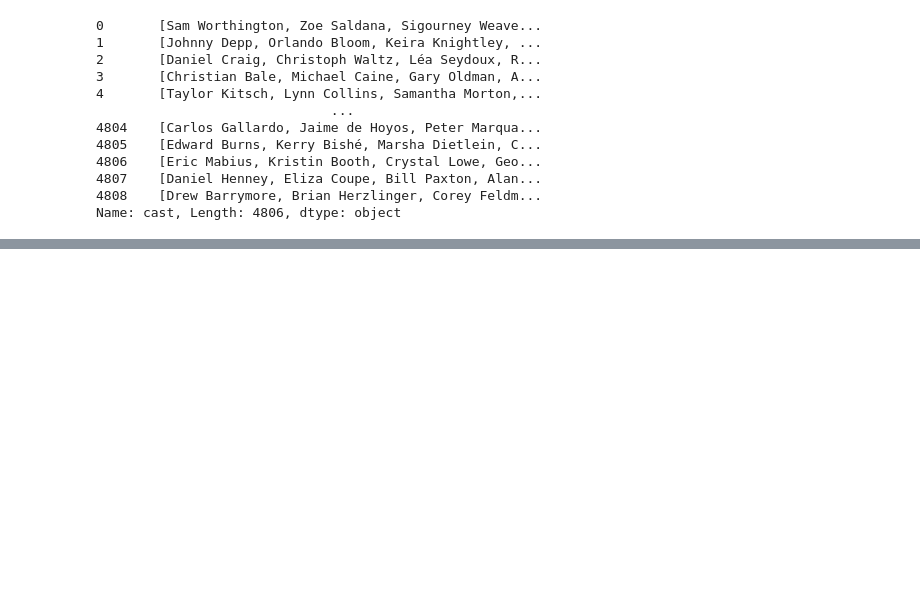
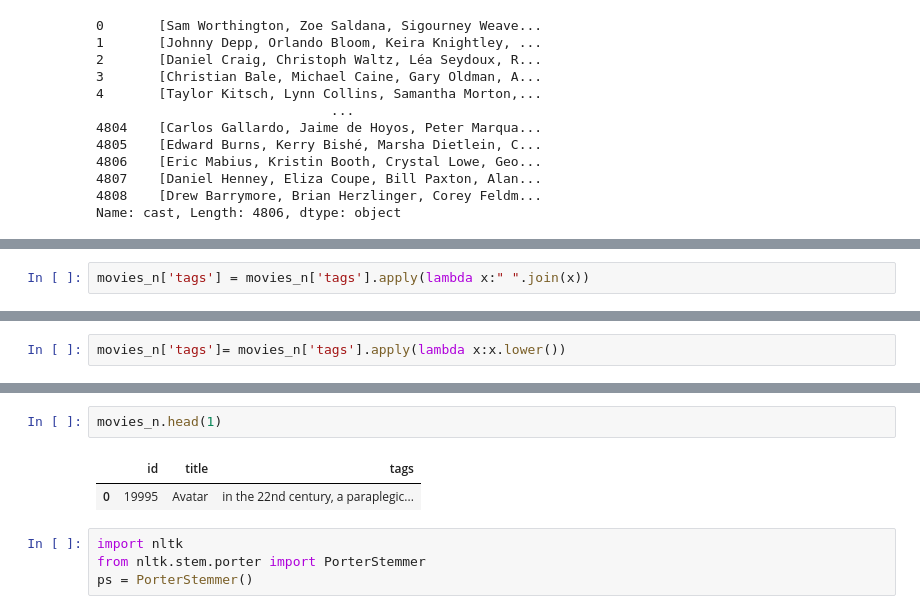
Before and after one commit to MaverickWolf14/MovieRecomendationSystem, a Jupyter notebook: model.ipynb, the cells around one changed output, grey strips where cells are left out. Cells and saved outputs as stored; diff of their text form; blank space fills up the shorter version.

```diff
--- a/model.ipynb
+++ b/model.ipynb
@@ -195,0 +273,2 @@ Name: cast, Length: 4806, dtype: object
+# %%
+movies_n['tags'] = movies_n['tags'].apply(lambda x:" ".join(x))
@@ -195,0 +285,2 @@ Name: cast, Length: 4806, dtype: object
+# %%
+movies_n['tags']= movies_n['tags'].apply(lambda x:x.lower())
@@ -195,0 +334,9 @@ Name: cast, Length: 4806, dtype: object
+# %%
+movies_n.head(1)
+# %% [output]
+|  | id | title | tags |
+| 0 | 19995 | Avatar | in the 22nd century, a paraplegic... |
+# %%
+import nltk
+from nltk.stem.porter import PorterStemmer
+ps = PorterStemmer()
```
Also changed, not shown: parts of 46 cells of this notebook.
